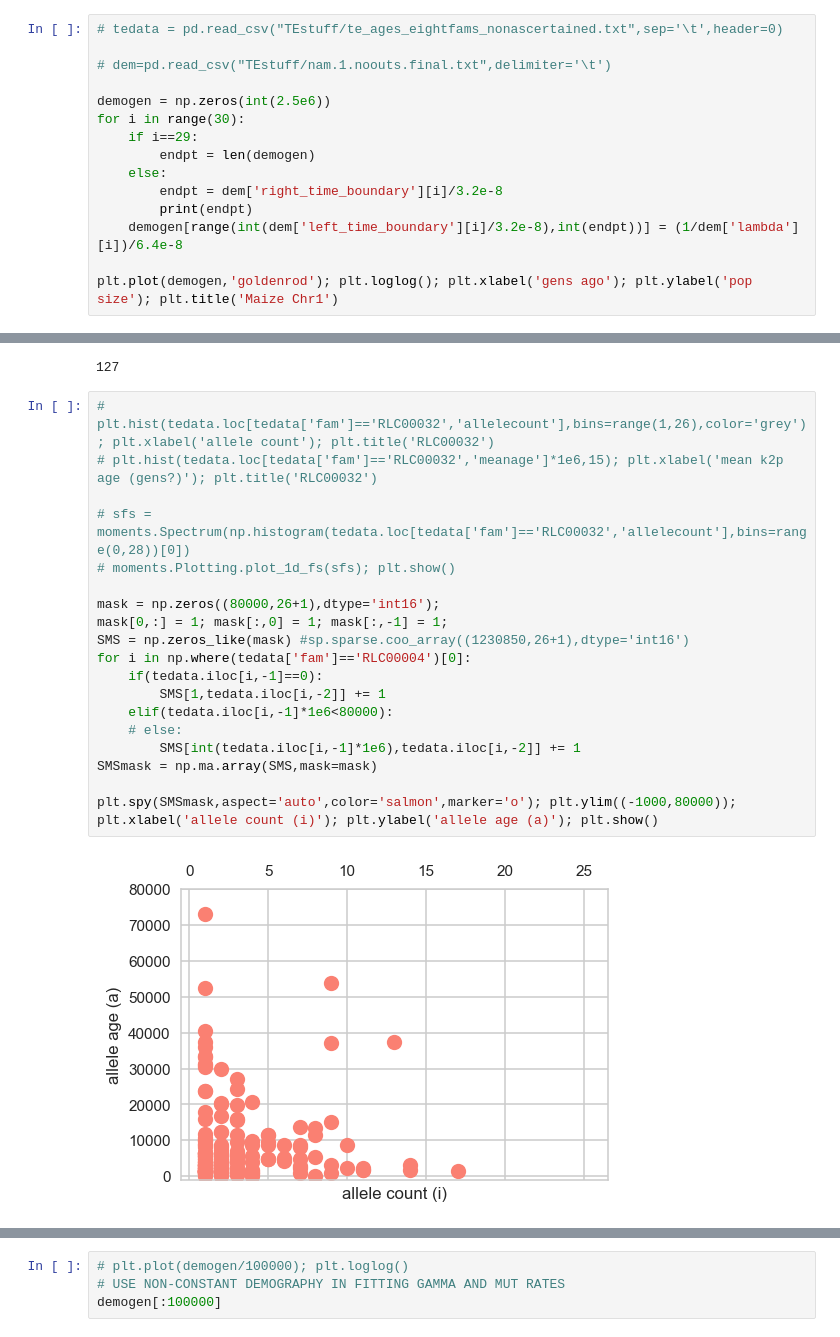
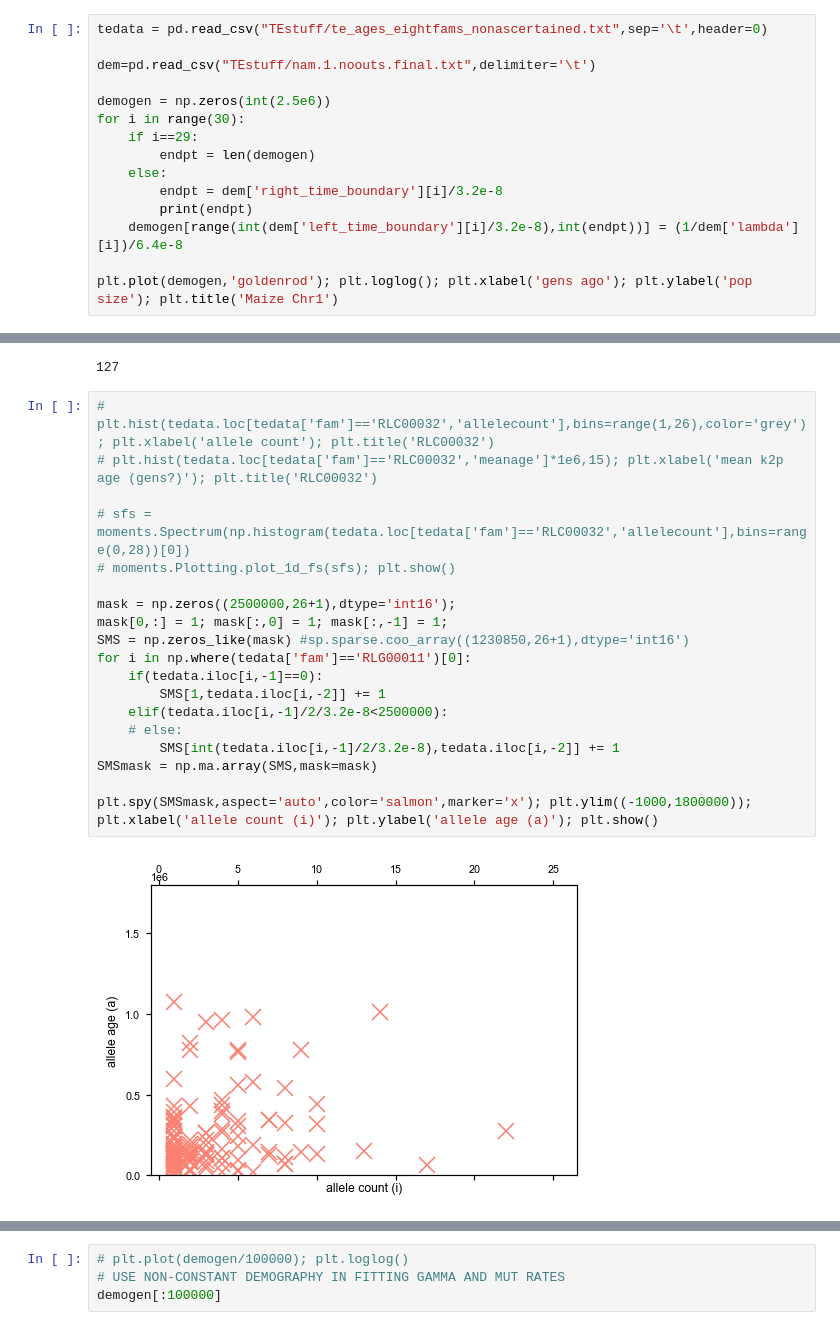
Before and after one commit to VivaswatS/selCoefEst, a Jupyter notebook: TE-analysis.ipynb, the cells around one changed output, grey strips where cells are left out. Cells and saved outputs as stored; diff of their text form.

```diff
--- a/TE-analysis.ipynb
+++ b/TE-analysis.ipynb
@@ -231,9 +228,9 @@ The *te_ages_eightfams_nonascertained.txt* file contains 32 columns - 1:4 summar
 
 Looks like on average older alleles are higher in frequency, though there are a few very old alleles in the singleton and doubleton bins (potential genotyping errors)
 # %%
-# tedata = pd.read_csv("TEstuff/te_ages_eightfams_nonascertained.txt",sep='\t',header=0)
+tedata = pd.read_csv("TEstuff/te_ages_eightfams_nonascertained.txt",sep='\t',header=0)
 
-# dem=pd.read_csv("TEstuff/nam.1.noouts.final.txt",delimiter='\t')
+dem=pd.read_csv("TEstuff/nam.1.noouts.final.txt",delimiter='\t')
 
 demogen = np.zeros(int(2.5e6))
 for i in range(30):
@@ -258,24 +272,24 @@ Text(0.5, 1.0, 'Maize Chr1')
 # %%
 # plt.hist(tedata.loc[tedata['fam']=='RLC00032','allelecount'],bins=range(1,26),color='grey'); plt.xlabel('allele count'); plt.title('RLC00032')
 # plt.hist(tedata.loc[tedata['fam']=='RLC00032','meanage']*1e6,15); plt.xlabel('mean k2p age (gens?)'); plt.title('RLC00032')
 
 # sfs = moments.Spectrum(np.histogram(tedata.loc[tedata['fam']=='RLC00032','allelecount'],bins=range(0,28))[0])
 # moments.Plotting.plot_1d_fs(sfs); plt.show()
 
-mask = np.zeros((80000,26+1),dtype='int16');
+mask = np.zeros((2500000,26+1),dtype='int16');
 mask[0,:] = 1; mask[:,0] = 1; mask[:,-1] = 1;
 SMS = np.zeros_like(mask) #sp.sparse.coo_array((1230850,26+1),dtype='int16')
-for i in np.where(tedata['fam']=='RLC00004')[0]:
+for i in np.where(tedata['fam']=='RLG00011')[0]:
     if(tedata.iloc[i,-1]==0):
         SMS[1,tedata.iloc[i,-2]] += 1
-    elif(tedata.iloc[i,-1]*1e6<80000):
+    elif(tedata.iloc[i,-1]/2/3.2e-8<2500000):
     # else:
-        SMS[int(tedata.iloc[i,-1]*1e6),tedata.iloc[i,-2]] += 1
+        SMS[int(tedata.iloc[i,-1]/2/3.2e-8),tedata.iloc[i,-2]] += 1
 SMSmask = np.ma.array(SMS,mask=mask)
 
-plt.spy(SMSmask,aspect='auto',color='salmon',marker='o'); plt.ylim((-1000,80000)); plt.xlabel('allele count (i)'); plt.ylabel('allele age (a)'); plt.show()
+plt.spy(SMSmask,aspect='auto',color='salmon',marker='x'); plt.ylim((-1000,1800000)); plt.xlabel('allele count (i)'); plt.ylabel('allele age (a)'); plt.show()
 # %% [output]
-[figure, old version]
+[figure, new version]
 # %%
 ## MLE with freq alone gives gamma ~ -20 & theta ~ 200
 # sp.optimize.minimize_scalar(get_ll_freqconstant,args=({'sfs':sfs,'theta':500,'p_misid':0},26),bracket=(-2,3),options={'maxiter':20})
```
Also changed, not shown: parts of 4 cells of this notebook, 8 other files.
